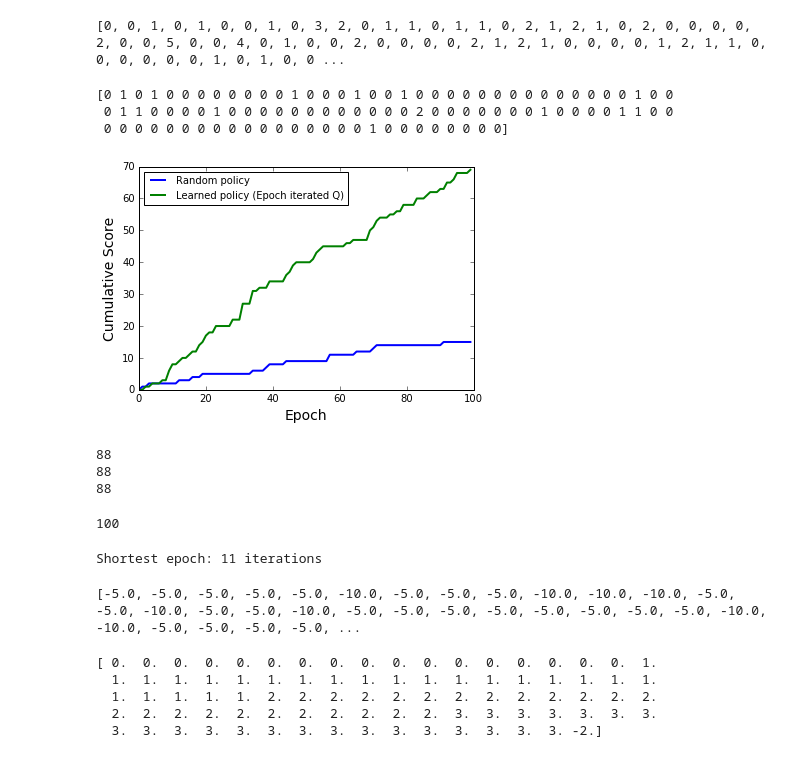
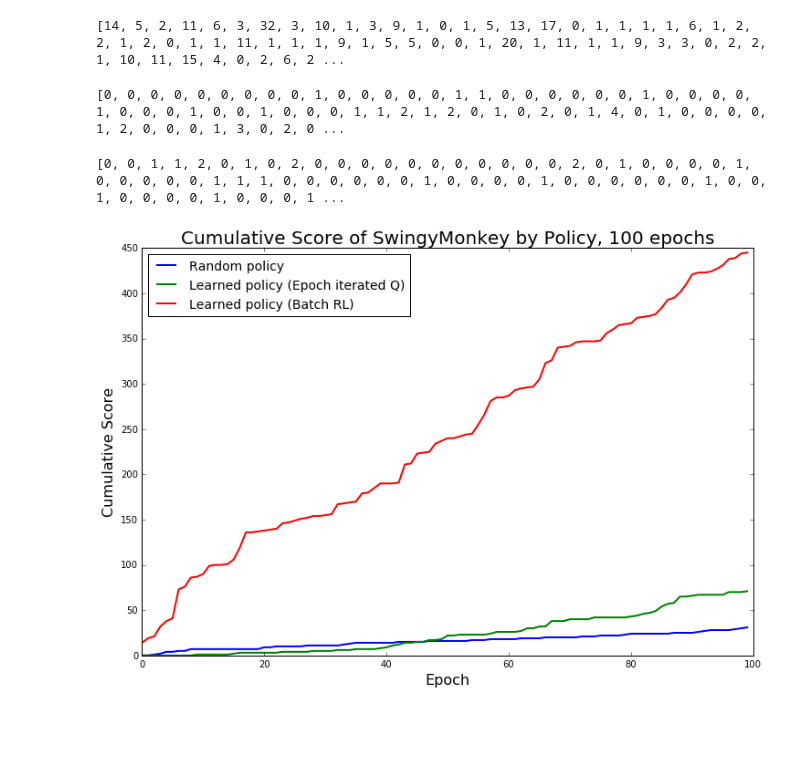
Before and after one commit to twkillian/cs181_practicals, a Jupyter notebook: Practical 4/practical4-code/hacking_policy_development.ipynb, the cells around one changed output. Saved outputs shown, nothing was run; the diff lists cells and outputs as text; code cells hidden in the pictures; blank space fills up the shorter version.

Commit message:
Completed batch RL and online q learning--looks pretty darn good

```diff
--- a/Practical 4/practical4-code/hacking_policy_development.ipynb
+++ b/Practical 4/practical4-code/hacking_policy_development.ipynb
@@ -11,3 +11,3 @@ from SwingyMonkey import *
 # %%
-with open("hist",'r') as f:
+with open("qlearn_online_hist",'r') as f:
     hist_dict = pickle.load(f)
@@ -16,54 +14,30 @@ random_hist = np.load('random_hist.npy')
+# %%
+with open("batch_hist",'r') as f3:
+    batch_hist_dict = pickle.load(f3)
+# %%
+with open("random_hist",'r') as rf:
+    random_hist_dict = pickle.load(rf)
+# %%
+print batch_hist_dict['score_history']
+# %% [output]
+[14, 5, 2, 11, 6, 3, 32, 3, 10, 1, 3, 9, 1, 0, 1, 5, 13, 17, 0, 1, 1, 1, 1, 6, 1, 2, 2, 1, 2, 0, 1, 1, 11, 1, 1, 1, 9, 1, 5, 5, 0, 0, 1, 20, 1, 11, 1, 1, 9, 3, 3, 0, 2, 2, 1, 10, 11, 15, 4, 0, 2, 6, 2 ...
 # %%
 print hist_dict['score_history']
 # %% [output]
-[0, 0, 1, 0, 1, 0, 0, 1, 0, 3, 2, 0, 1, 1, 0, 1, 1, 0, 2, 1, 2, 1, 0, 2, 0, 0, 0, 0, 2, 0, 0, 5, 0, 0, 4, 0, 1, 0, 0, 2, 0, 0, 0, 0, 2, 1, 2, 1, 0, 0, 0, 0, 1, 2, 1, 1, 0, 0, 0, 0, 0, 0, 1, 0, 1, 0, 0 ...
+[0, 0, 0, 0, 0, 0, 0, 0, 0, 1, 0, 0, 0, 0, 0, 1, 1, 0, 0, 0, 0, 0, 0, 1, 0, 0, 0, 0, 1, 0, 0, 0, 1, 0, 0, 1, 0, 0, 0, 1, 1, 2, 1, 2, 0, 1, 0, 2, 0, 1, 4, 0, 1, 0, 0, 0, 0, 1, 2, 0, 0, 0, 1, 3, 0, 2, 0 ...
-# %%
-print random_hist
-# %% [output]
-[0 1 0 1 0 0 0 0 0 0 0 0 1 0 0 0 1 0 0 1 0 0 0 0 0 0 0 0 0 0 0 0 0 0 1 0 0
- 0 1 1 0 0 0 0 1 0 0 0 0 0 0 0 0 0 0 0 0 2 0 0 0 0 0 0 0 1 0 0 0 0 1 1 0 0
- 0 0 0 0 0 0 0 0 0 0 0 0 0 0 0 0 0 1 0 0 0 0 0 0 0 0]
+# %%
+print random_hist_dict['score_history']
+# %% [output]
+[0, 0, 1, 1, 2, 0, 1, 0, 2, 0, 0, 0, 0, 0, 0, 0, 0, 0, 0, 0, 2, 0, 1, 0, 0, 0, 0, 1, 0, 0, 0, 0, 0, 1, 1, 1, 0, 0, 0, 0, 0, 0, 1, 0, 0, 0, 0, 1, 0, 0, 0, 0, 0, 0, 1, 0, 0, 1, 0, 0, 0, 0, 1, 0, 0, 0, 1 ...
 # %%
-plt.figure()
-plt.plot(np.cumsum(random_hist),lw=2,label='Random policy')
+plt.figure(figsize=(12,8))
+plt.plot(np.cumsum(random_hist_dict['score_history']),lw=2,label='Random policy')
 plt.plot(np.cumsum(hist_dict['score_history']),lw=2,label='Learned policy (Epoch iterated Q)')
-plt.xlabel('Epoch',fontsize=14)
-plt.ylabel('Cumulative Score',fontsize=14)
-plt.legend(loc=0,fontsize=10)
+plt.plot(np.cumsum(batch_hist_dict['score_history']),lw=2,label='Learned policy (Batch RL)')
+plt.xlabel('Epoch',fontsize=16)
+plt.ylabel('Cumulative Score',fontsize=16)
+plt.title("Cumulative Score of SwingyMonkey by Policy, 100 epochs",fontsize=20)
+plt.legend(loc=0,fontsize=14)
 plt.show()
 # %% [output]
-[figure, old version]
+[figure, new version]
-# %%
-print len(hist_dict['reward'][16])
-print len(hist_dict['action'][16])
-print len(hist_dict['state'][16])
-# %% [output]
-88
-88
-88
-# %%
-len(hist_dict['reward'])
-# %% [output]
-100
-# %%
-final_reward = []
-min_length = 100
-for ii in range(len(hist_dict['reward'])):
-    final_reward.append(hist_dict['reward'][ii][-1])
-    if len(hist_dict['reward'][ii]) < min_length:
-        min_length = len(hist_dict['reward'][ii])
-print "Shortest epoch: {} iterations".format(min_length)
-# %% [output]
-Shortest epoch: 11 iterations
-# %%
-print final_reward
-# %% [output]
-[-5.0, -5.0, -5.0, -5.0, -5.0, -10.0, -5.0, -5.0, -5.0, -10.0, -10.0, -10.0, -5.0, -5.0, -10.0, -5.0, -5.0, -10.0, -5.0, -5.0, -5.0, -5.0, -5.0, -5.0, -5.0, -5.0, -10.0, -10.0, -5.0, -5.0, -5.0, -5.0, ...
-# %%
-print np.cumsum(hist_dict['reward'][16])
-# %% [output]
-[ 0.  0.  0.  0.  0.  0.  0.  0.  0.  0.  0.  0.  0.  0.  0.  0.  0.  1.
-  1.  1.  1.  1.  1.  1.  1.  1.  1.  1.  1.  1.  1.  1.  1.  1.  1.  1.
-  1.  1.  1.  1.  1.  2.  2.  2.  2.  2.  2.  2.  2.  2.  2.  2.  2.  2.
-  2.  2.  2.  2.  2.  2.  2.  2.  2.  2.  2.  3.  3.  3.  3.  3.  3.  3.
-  3.  3.  3.  3.  3.  3.  3.  3.  3.  3.  3.  3.  3.  3.  3. -2.]
```
Also changed, not shown: parts of 12 cells of this notebook, 6 other files.
